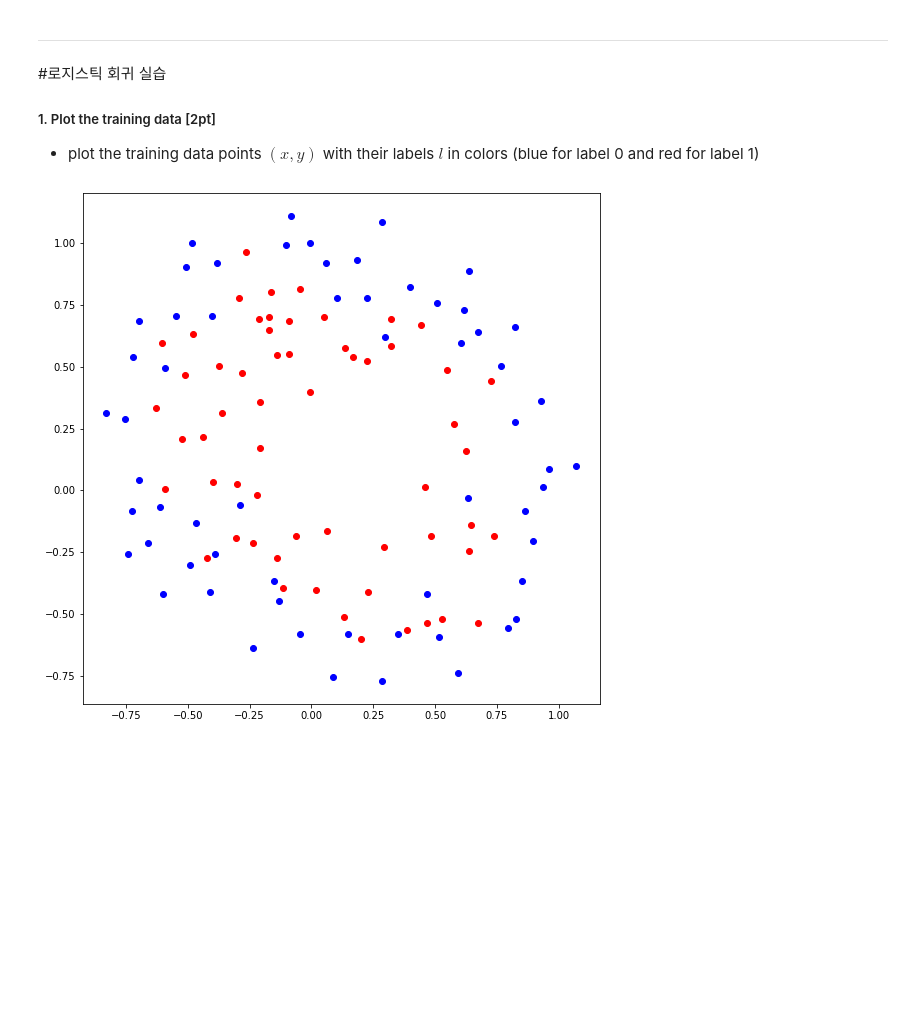
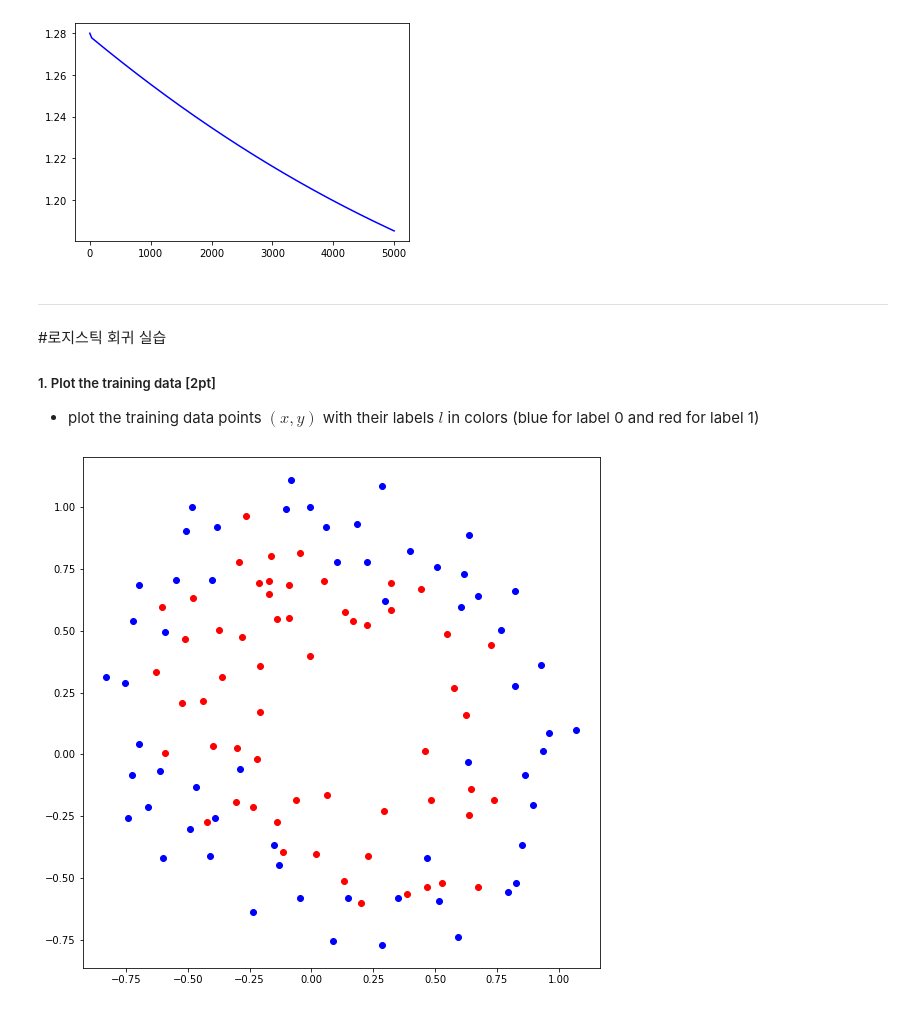
Before and after one commit to heebinYoo/assignment-02, a Jupyter notebook: assign02.ipynb, the cells around one changed output. Cells and saved outputs as stored; diff of their text form; code cells hidden in the pictures; blank space fills up the shorter version.

```diff
--- a/assign02.ipynb
+++ b/assign02.ipynb
@@ -78,12 +78,25 @@ e = 5*10 ** (-14)
 # %%
+g_th = np.array(np.ones(100))
+J_log_train = [J(g_th, train_set)]
+th_log = [g_th]
+accuracy_log = [accuracy()]
+
+
 from tqdm.notebook import tqdm
-for i in tqdm(range(1000)):
+for i in tqdm(range(5000)):
+    if i == 30: #or i == 50 or i == 200:
+        alpha /= 3
+
     g_th = th_cal(g_th)
     J_log_train.append(J(g_th, train_set))
     th_log.append(g_th)
     accuracy_log.append(accuracy())
-    if abs(J(g_th, train_set) - J_log_train[-2]) <=e and np.sum (g_th -th_log[-2]) <= 4*e:
-        break
+
+plt.plot(J_log_train,c='blue')
+#plt.ylim(1,3)
+plt.show()
+# %% [output]
+[figure, added]
 # %% [markdown]
 
 
```
Also changed, not shown: parts of 7 cells of this notebook.
